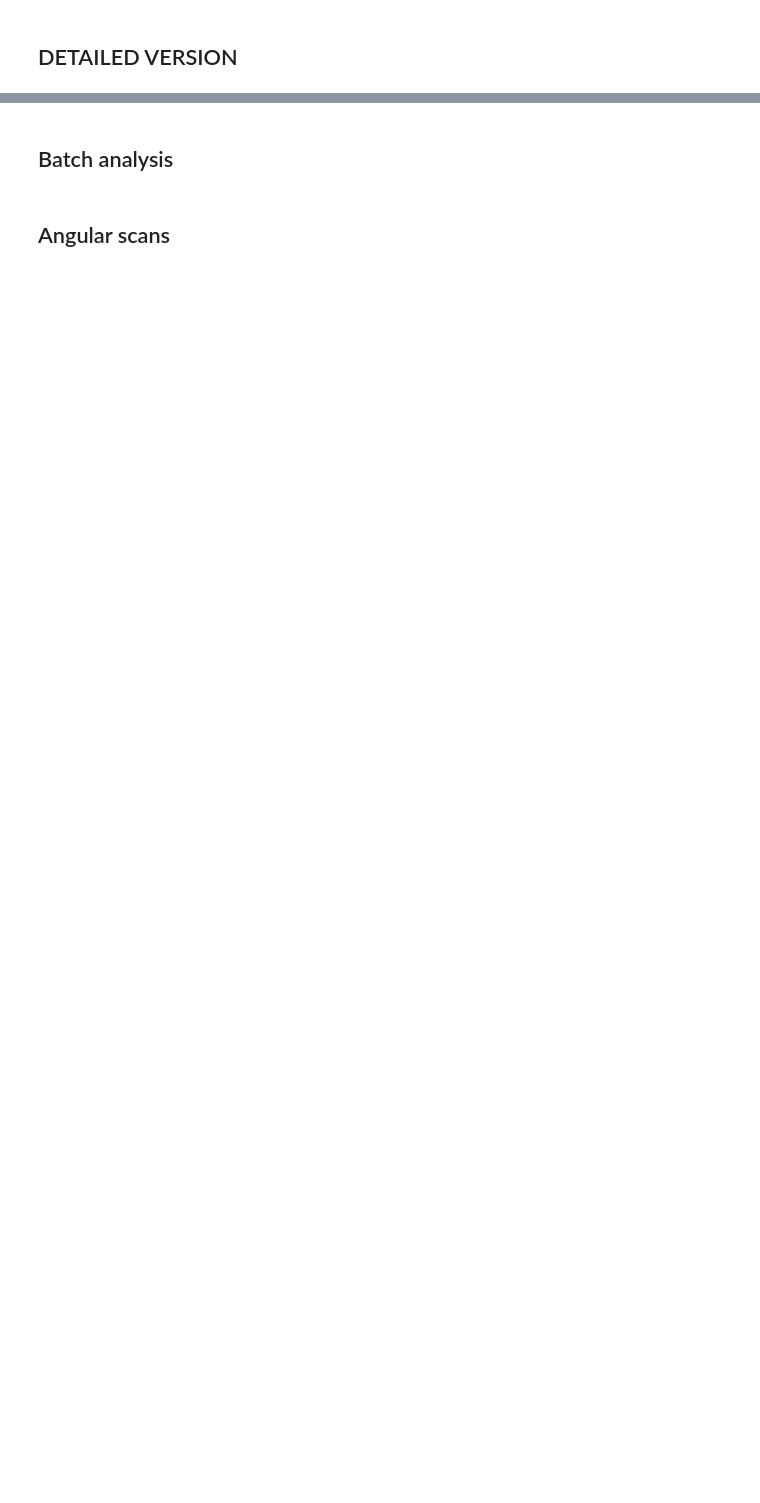
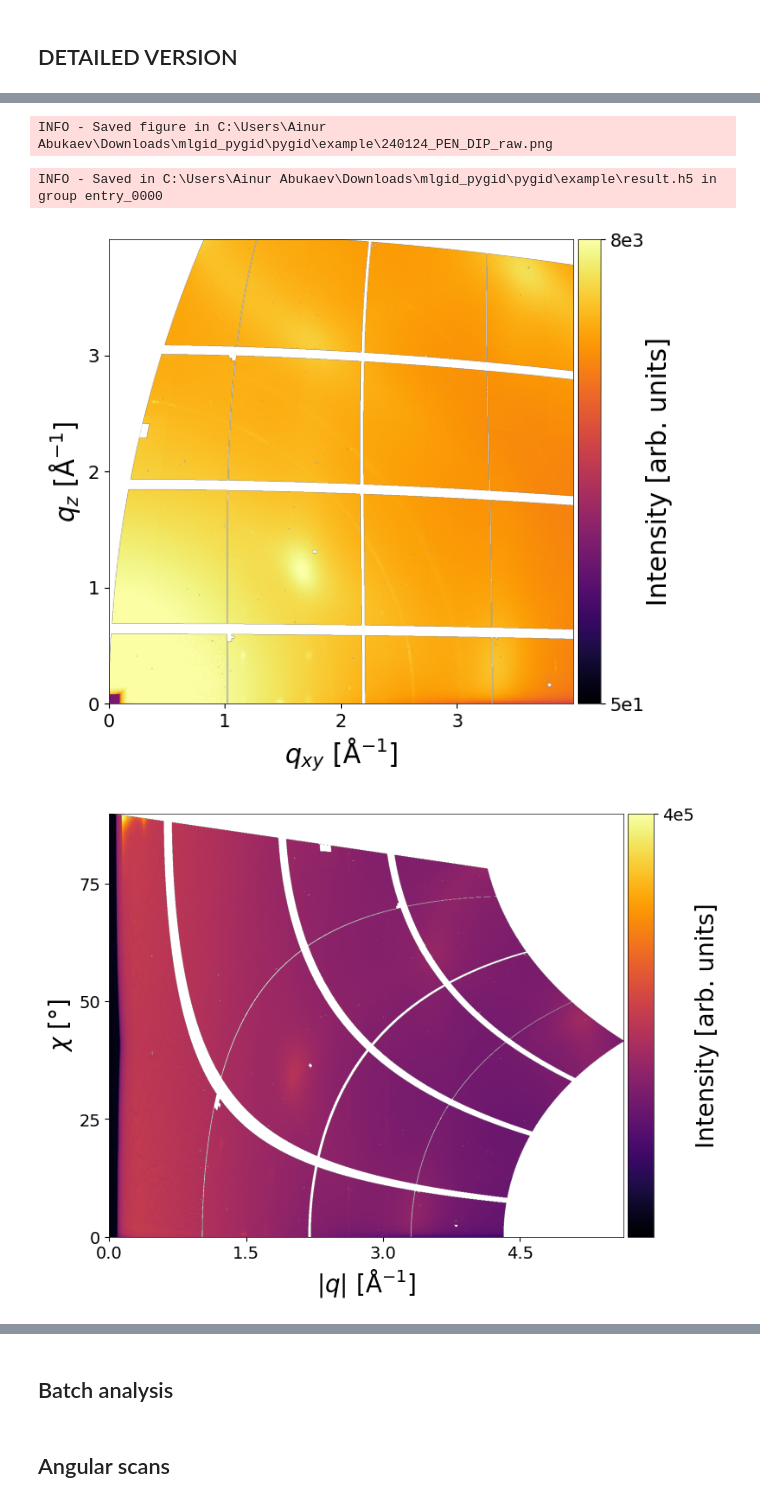
Before and after one commit to mlgid-project/pygid, a Jupyter notebook: example/pygid example.ipynb, the cells around one changed output, grey strips where cells are left out. Cells and saved outputs as stored; diff of their text form; code cells hidden in the pictures; blank space fills up the shorter version.

```diff
--- a/example/pygid example.ipynb
+++ b/example/pygid example.ipynb
@@ -184,0 +233,13 @@ Saved in result.h5 in group entry_0000
+# %%
+# Plot and save the raw image
+x, y, img = analysis.plot_img_raw(
+    clims=(50, 1000),  # colormap limits
+    frame_num = 0,  # number of frame to plot
+    xlim = (10, 1000), ylim = (10, 1000),  # X and Y image limits
+    save_fig = True, # whether save the image
+    path_to_save_fig = '240124_PEN_DIP_raw.png', # path to the image file to save
+    return_result = True, # whether return image with coordinates
+    plot_result = False # False whether only save
+    )
+# %% [output]
+INFO - Saved figure in C:\Users\Ainur Abukaev\Downloads\mlgid_pygid\pygid\example\240124_PEN_DIP_raw.png
@@ -184,0 +253,29 @@ Saved in result.h5 in group entry_0000
+# %%
+# image conversion
+q_xy, q_z, img = analysis.det2q_gid(
+    frame_num= None ,# frame number or list of numbers of loaded raw images to convert. If None, will convert all loaded images
+    q_xy_range=(0, 4),  # tuple specifying the min and max of q_xy range. If None, uses full range.
+    q_z_range=(0, 4),  # tuple specifying the min and max of q_z range. If None, uses full range.
+    return_result=False,  # if True, returns the image data and corresponding axes. Default is False.
+    save_result=True,  # flag to save the result as a NeXus (HDF5) file
+    path_to_save="240124_PEN_DIP_result.h5",  # path to save the result with experimental params.
+    h5_group="entry_0000",  # dataset name in the h5-file
+    overwrite_file=True,  # whether to overwrite existing HDF5 file. Default is True.
+    overwrite_group=False,  # whether to overwrite NXentry group in the HDF5 file. Default is True
+    exp_metadata=exp_metadata,  # experiment metadata that will be saved with result
+    smpl_metadata=smpl_metadata,  # sample metadata that will be saved with result
+    plot_result=True,  # flag to plot the result
+    clims=(50, 8000),  # Tuple specifying color limits (vmin, vmax) for the image.
+    xlim=(None, None), ylim=(None, None),  # X and Y image limits
+    save_fig=False,  # flag to save the results as a picture
+    path_to_save_fig="240124_PEN_DIP.png",  # path to save the image
+    interp_type="INTER_LINEAR",  # interpolation method used for remapping. Default is "INTER_LINEAR".
+    multiprocessing=None, # key for multiprocessing mode activation. If None, uses default setting defined in Conversion class instance creation.
+    )
+
+analysis.det2pol_gid(plot_result=True, return_result=False, frame_num=0, save_result=False)
+analysis.det2pseudopol_gid(plot_result=True, return_result=False, frame_num=0, save_result=False)
+# %% [output]
+INFO - Saved in C:\Users\Ainur Abukaev\Downloads\mlgid_pygid\pygid\example\result.h5 in group entry_0000
+[figure, added]
+[figure, added]
```
Also changed, not shown: parts of 17 cells of this notebook, 13 other files.
